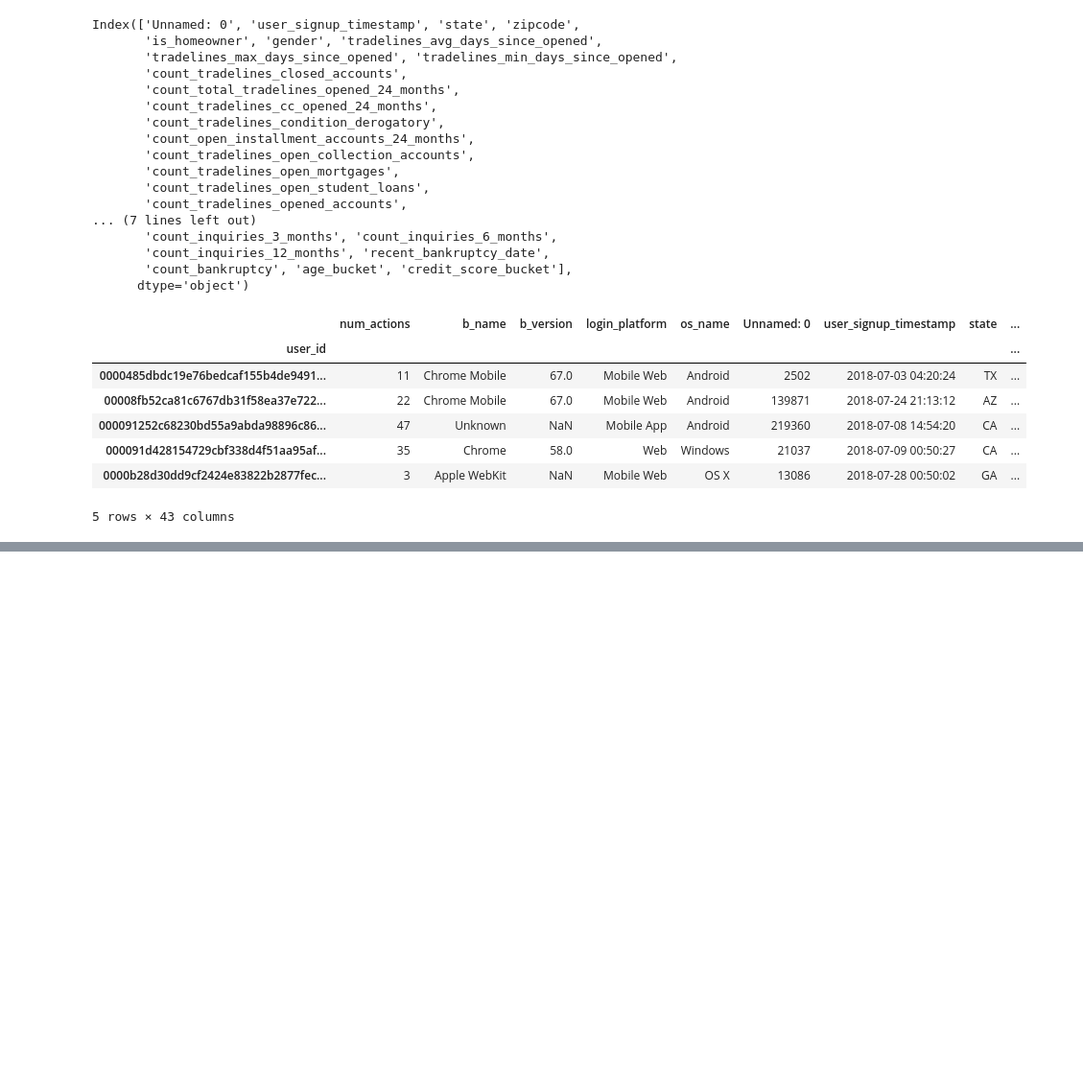
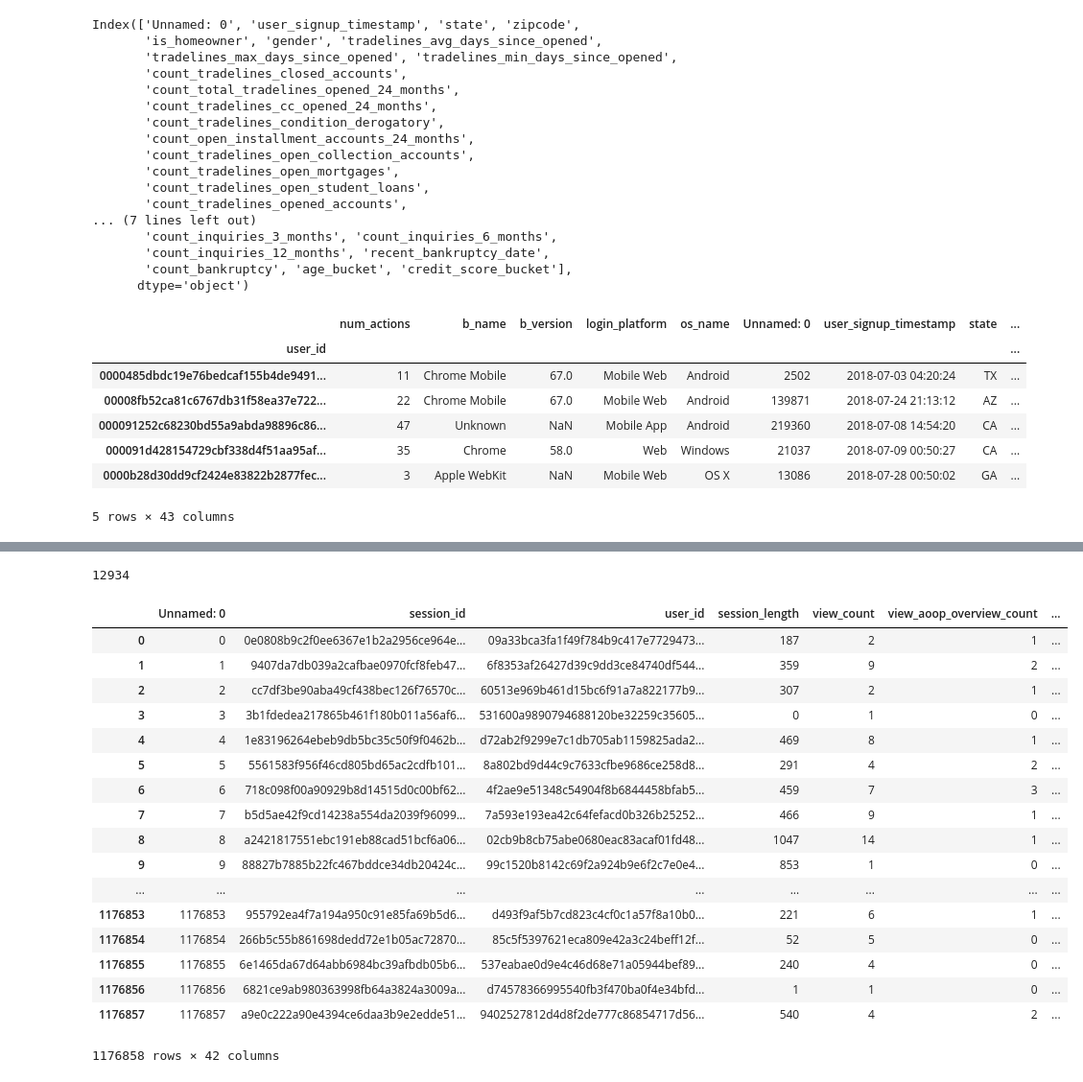
Before and after one commit to milesaturpin/datathon2018, a Jupyter notebook: Datathon2018_Trenton.ipynb, the cells around one changed output, grey strips where cells are left out. Shown at 96% size. Cells and saved outputs as stored; diff of their text form; code cells hidden in the pictures; blank space fills up the shorter version.

```diff
--- a/Datathon2018_Trenton.ipynb
+++ b/Datathon2018_Trenton.ipynb
@@ -565,0 +752,25 @@ u.head()
+# %%
+(r_engscore['basic_score']==0).sum()
+# %% [output]
+12934
+# %%
+engagement
+# %% [output]
+|  | Unnamed: 0 | session_id | user_id | session_length | view_count | view_aoop_overview_count | ... |
+| 0 | 0 | 0e0808b9c2f0ee6367e1b2a2956ce964e... | 09a33bca3fa1f49f784b9c417e7729473... | 187 | 2 | 1 | ... |
+| 1 | 1 | 9407da7db039a2cafbae0970fcf8feb47... | 6f8353af26427d39c9dd3ce84740df544... | 359 | 9 | 2 | ... |
+| 2 | 2 | cc7df3be90aba49cf438bec126f76570c... | 60513e969b461d15bc6f91a7a822177b9... | 307 | 2 | 1 | ... |
+| 3 | 3 | 3b1fdedea217865b461f180b011a56af6... | 531600a9890794688120be32259c35605... | 0 | 1 | 0 | ... |
+| 4 | 4 | 1e83196264ebeb9db5bc35c50f9f0462b... | d72ab2f9299e7c1db705ab1159825ada2... | 469 | 8 | 1 | ... |
+| 5 | 5 | 5561583f956f46cd805bd65ac2cdfb101... | 8a802bd9d44c9c7633cfbe9686ce258d8... | 291 | 4 | 2 | ... |
+| 6 | 6 | 718c098f00a90929b8d14515d0c00bf62... | 4f2ae9e51348c54904f8b6844458bfab5... | 459 | 7 | 3 | ... |
+| 7 | 7 | b5d5ae42f9cd14238a554da2039f96099... | 7a593e193ea42c64fefacd0b326b25252... | 466 | 9 | 1 | ... |
+| 8 | 8 | a2421817551ebc191eb88cad51bcf6a06... | 02cb9b8cb75abe0680eac83acaf01fd48... | 1047 | 14 | 1 | ... |
+| 9 | 9 | 88827b7885b22fc467bddce34db20424c... | 99c1520b8142c69f2a924b9e6f2c7e0e4... | 853 | 1 | 0 | ... |
+| ... | ... | ... | ... | ... | ... | ... | ... |
+| 1176853 | 1176853 | 955792ea4f7a194a950c91e85fa69b5d6... | d493f9af5b7cd823c4cf0c1a57f8a10b0... | 221 | 6 | 1 | ... |
+| 1176854 | 1176854 | 266b5c55b861698dedd72e1b05ac72870... | 85c5f5397621eca809e42a3c24beff12f... | 52 | 5 | 0 | ... |
+| 1176855 | 1176855 | 6e1465da67d64abb6984bc39afbdb05b6... | 537eabae0d9e4c46d68e71a05944bef89... | 240 | 4 | 0 | ... |
+| 1176856 | 1176856 | 6821ce9ab980363998fb64a3824a3009a... | d74578366995540fb3f470ba0f4e34bfd... | 1 | 1 | 0 | ... |
+| 1176857 | 1176857 | a9e0c222a90e4394ce6daa3b9e2edde51... | 9402527812d4d8f2de777c86854717d56... | 540 | 4 | 2 | ... |
+1176858 rows × 42 columns
```
Also changed, not shown: parts of 27 cells of this notebook, 3 other files.
